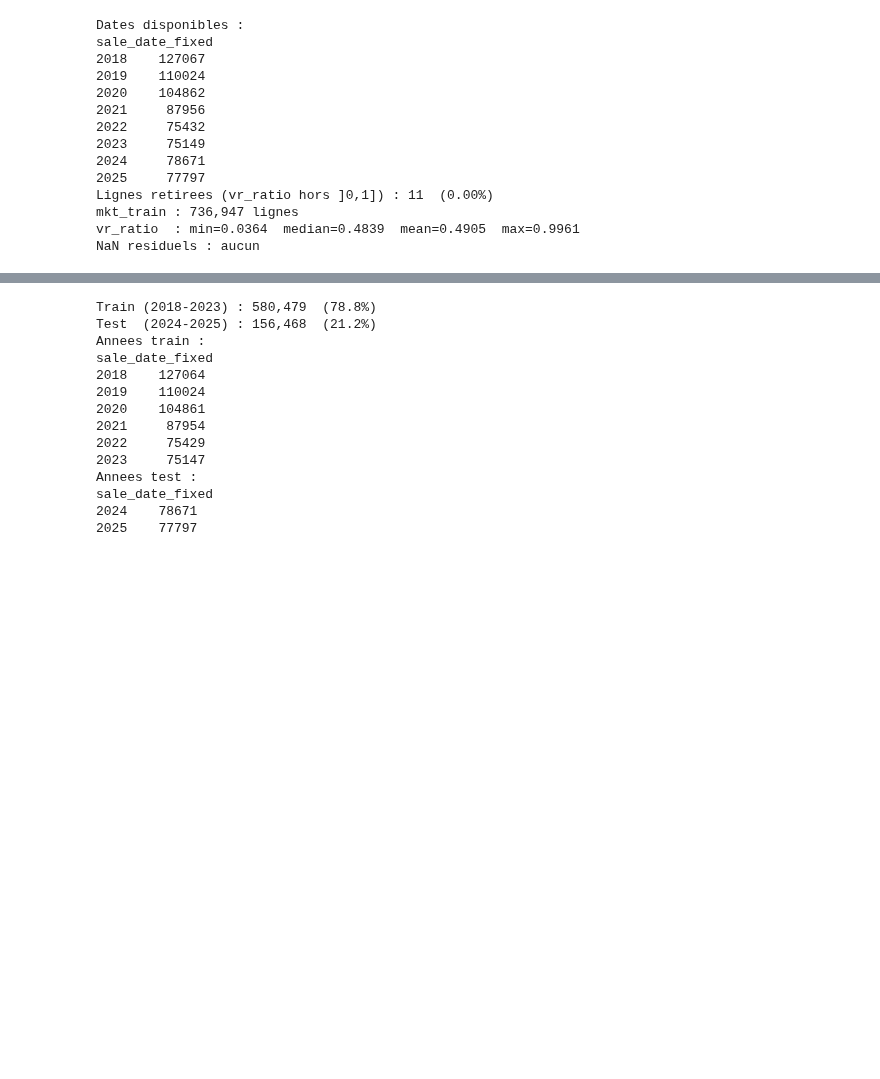
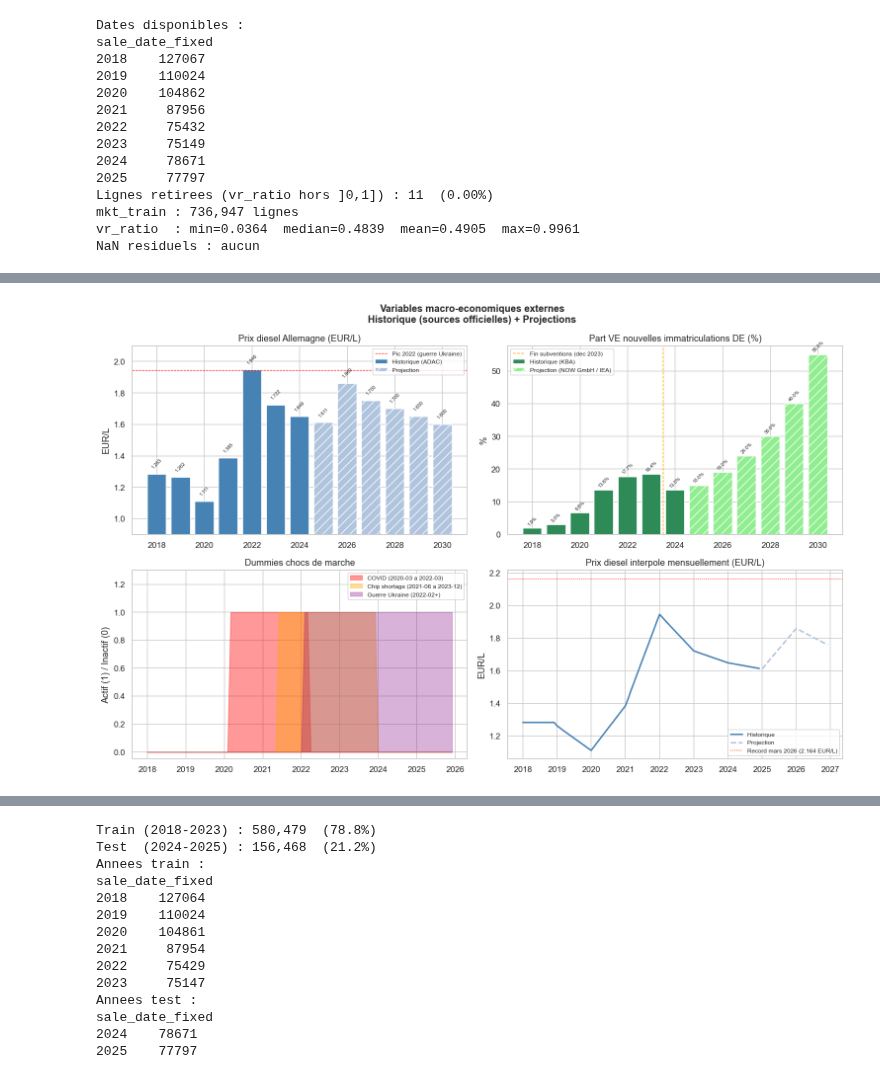
Before and after one commit to Poreck20/Pr-diction-Valeur-R-siduelle-, a Jupyter notebook: notebook.ipynb, the cells around one changed output, grey strips where cells are left out. Saved outputs shown, nothing was run; the diff lists cells and outputs as text; code cells hidden in the pictures; blank space fills up the shorter version.

```diff
--- a/notebook.ipynb
+++ b/notebook.ipynb
@@ -928,0 +1059,83 @@ NaN residuels : aucun
+# %%
+# -- 3.7c Validation des variables macro : statistiques descriptives ----------
+# Sources : ADAC (diesel), KBA (VE historique), NOW GmbH / IEA (projections)
+
+import matplotlib.pyplot as plt
+
+fig, axes = plt.subplots(2, 2, figsize=(14, 9))
+fig.suptitle("Variables macro-economiques externes\nHistorique (sources officielles) + Projections",
+             fontsize=13, fontweight="bold")
+
+years_hist = list(range(2018, 2025))
+years_proj = list(range(2025, 2031))
+years_all  = list(range(2018, 2031))
+
+# -- Graphique 1 : Prix diesel annuel --
+ax = axes[0, 0]
+ax.bar(years_hist, [diesel_annual[y] for y in years_hist], color="steelblue", label="Historique (ADAC)")
+ax.bar(years_proj, [diesel_annual[y] for y in years_proj], color="lightsteelblue", hatch="//", label="Projection")
+ax.axhline(1.946, color="red", linestyle="--", linewidth=0.8, label="Pic 2022 (guerre Ukraine)")
+ax.set_title("Prix diesel Allemagne (EUR/L)")
+ax.set_ylabel("EUR/L")
+ax.legend(fontsize=8)
+ax.set_ylim(0.9, 2.1)
+for y in years_all:
+    ax.text(y, diesel_annual[y] + 0.03, f"{diesel_annual[y]:.3f}",
+            ha="center", va="bottom", fontsize=6.5, rotation=45)
+
+# -- Graphique 2 : Part VE annuelle --
+ax = axes[0, 1]
+ax.bar(years_hist, [ev_share_annual[y] for y in years_hist], color="seagreen", label="Historique (KBA)")
+ax.bar(years_proj, [ev_share_annual[y] for y in years_proj], color="lightgreen", hatch="//", label="Projection (NOW GmbH / IEA)")
+ax.axvline(2023.5, color="orange", linestyle="--", linewidth=1, label="Fin subventions (dec 2023)")
+ax.set_title("Part VE nouvelles immatriculations DE (%)")
+ax.set_ylabel("%")
+ax.legend(fontsize=8)
+for y in years_all:
+    ax.text(y, ev_share_annual[y] + 0.5, f"{ev_share_annual[y]:.1f}%",
+            ha="center", va="bottom", fontsize=6.5, rotation=45)
+
+# -- Graphique 3 : Dummies chocs de marche --
+ax = axes[1, 0]
+macro_plot = macro[macro["year_month"].dt.year <= 2025].copy()
+macro_plot["date"] = macro_plot["year_month"].dt.to_timestamp()
+ax.fill_between(macro_plot["date"], macro_plot["covid"], alpha=0.4, color="red", label="COVID (2020-03 a 2022-03)")
+ax.fill_between(macro_plot["date"], macro_plot["chip_shortage"], alpha=0.4, color="orange", label="Chip shortage (2021-06 a 2023-12)")
+ax.fill_between(macro_plot["date"], macro_plot["ukraine_war"], alpha=0.3, color="purple", label="Guerre Ukraine (2022-02+)")
+ax.set_title("Dummies chocs de marche")
+ax.set_ylabel("Actif (1) / Inactif (0)")
+ax.legend(fontsize=8)
+ax.set_ylim(-0.05, 1.3)
+
+# -- Graphique 4 : Prix diesel mensuel interpole (zoom 2018-2026) --
+ax = axes[1, 1]
+macro_zoom = macro[macro["year_month"].dt.year <= 2026].copy()
+macro_zoom["date"] = macro_zoom["year_month"].dt.to_timestamp()
+hist_mask = macro_zoom["year_month"].dt.year <= 2024
+ax.plot(macro_zoom.loc[hist_mask, "date"], macro_zoom.loc[hist_mask, "diesel_price_eur"],
+        color="steelblue", linewidth=2, label="Historique")
+ax.plot(macro_zoom.loc[~hist_mask, "date"], macro_zoom.loc[~hist_mask, "diesel_price_eur"],
+        color="lightsteelblue", linewidth=2, linestyle="--", label="Projection")
+ax.axhline(2.164, color="red", linestyle=":", linewidth=1, label="Record mars 2026 (2.164 EUR/L)")
+ax.set_title("Prix diesel interpole mensuellement (EUR/L)")
+ax.set_ylabel("EUR/L")
+ax.legend(fontsize=8)
+
+plt.tight_layout()
+plt.savefig("macro_variables_validation.png", dpi=120, bbox_inches="tight")
+plt.show()
+
+# Tableau recapitulatif
+print("\n=== STATISTIQUES DESCRIPTIVES - Variables macro ===")
+print("\n--- Periode historique 2018-2024 (sources officielles) ---")
+hist_df = macro[macro["year_month"].dt.year <= 2024]
+print(hist_df[["diesel_price_eur", "ev_share_pct"]].describe().round(3).to_string())
+print("\n--- Periode projection 2025-2030 (NOW GmbH / IEA) ---")
+proj_df = macro[macro["year_month"].dt.year >= 2025]
+print(proj_df[["diesel_price_eur", "ev_share_pct"]].describe().round(3).to_string())
+print("\n--- Valeurs annuelles de reference ---")
+annual_summary = macro.groupby(macro["year_month"].dt.year)[["diesel_price_eur","ev_share_pct"]].mean().round(3)
+annual_summary.index.name = "year"
+print(annual_summary.to_string())
+# %% [output]
+[figure, added]
```
Also changed, not shown: parts of 28 cells of this notebook, 3 other files.
